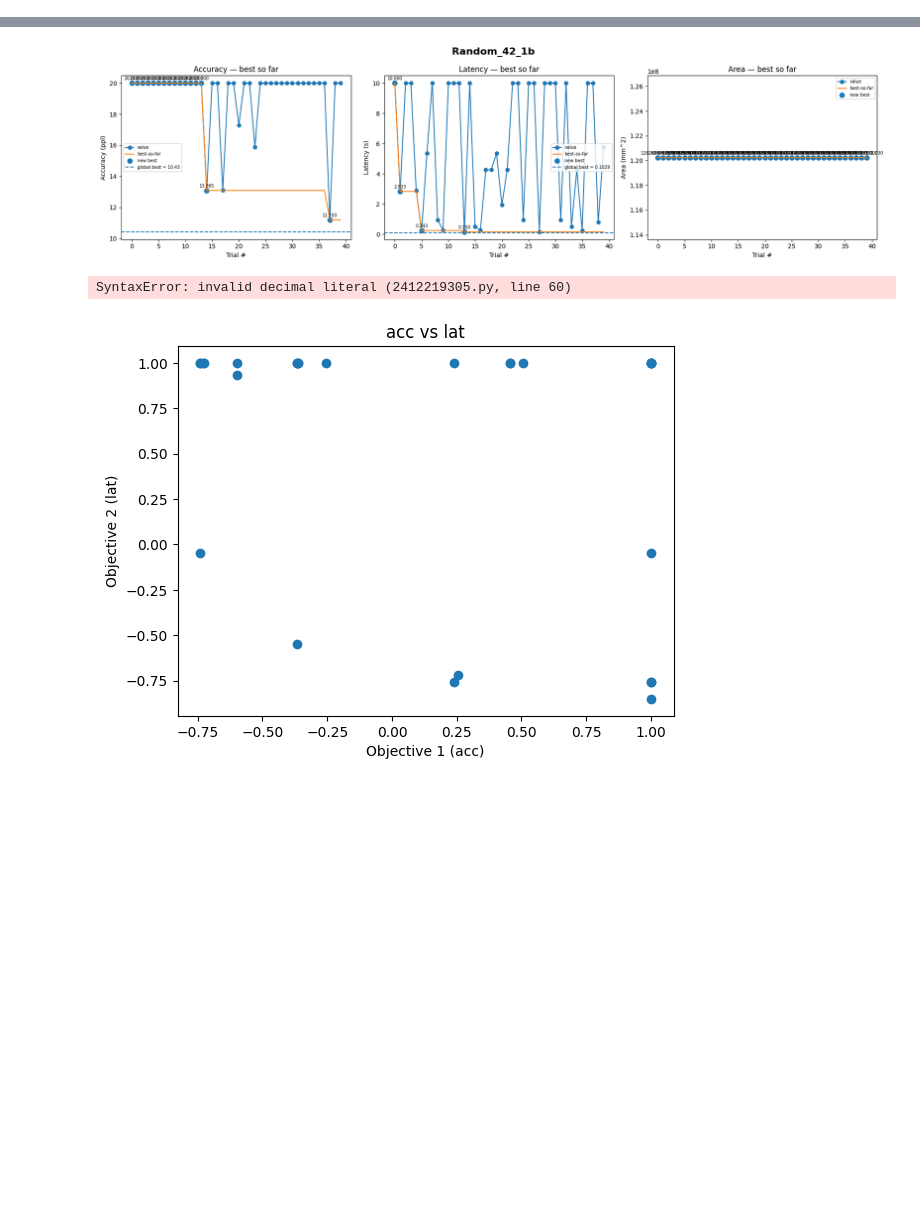
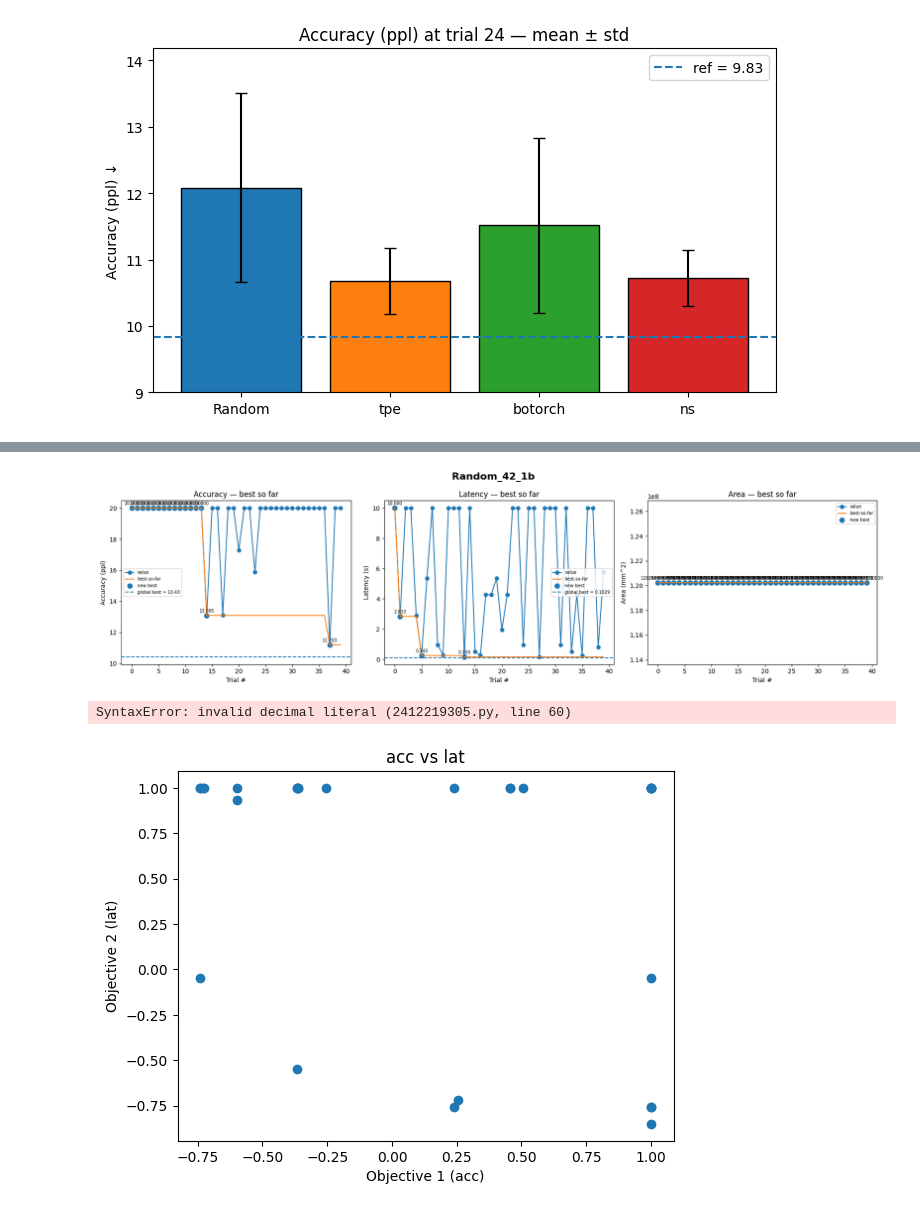
Before and after one commit to AICrossSim/PLENA, a Jupyter notebook: co_design/visual/test.ipynb, the cells around one changed output, grey strips where cells are left out. Drawn from its saved outputs; the diff is of its cells as text; code cells hidden in the pictures; blank space fills up the shorter version.

```diff
--- a/co_design/visual/test.ipynb
+++ b/co_design/visual/test.ipynb
@@ -61,0 +284,82 @@ sqlite:////workspace/Coprocessor_for_Llama/co_design/botorch_42_1b.db <class 'st
+# %%
+# === Final stats at trial N (default 24) and bar plots ===
+
+def collect_final_stats(study_types, seeds, col, mode, min_v, max_v, sym=True, N=24):
+    """
+    For each method, compute the best-so-far curve per seed (denormed),
+    take the last point (trial N), and return mean/var/std and count.
+    """
+    stats = {}
+    for method in study_types:
+        last_vals = []
+        for sd in seeds:
+            try:
+                df = load_df_for(method, sd)
+                if col not in df or len(df) == 0:
+                    continue
+                y = denorm_col(df.head(N)[col].astype(float), min_v, max_v, sym=sym)
+                bs = best_so_far(pd.Series(y), mode=mode)
+                last_vals.append(float(bs[min(N, len(bs)) - 1]))
+            except Exception as e:
+                print(f"[WARN] {method} seed={sd}: {e}")
+        if last_vals:
+            arr = np.array(last_vals, dtype=float)
+            mean = np.nanmean(arr)
+            var  = np.nanvar(arr, ddof=0)   # population variance
+            std  = np.sqrt(var)
+            n    = np.sum(~np.isnan(arr))
+            stats[method] = dict(mean=mean, var=var, std=std, n=int(n), samples=arr)
+    return stats
+
+def plot_bar_final(stats, title, ylabel, ref=None, colors=None, ylim=None):
+    """
+    Bar plot of per-method means with std error bars.
+    """
+    methods = [m for m in study_types if m in stats]  # keep requested order
+    means   = [stats[m]["mean"] for m in methods]
+    yerr    = [stats[m]["std"]  for m in methods]
+
+    plt.figure(figsize=(7,4.2))
+    x = np.arange(len(methods))
+
+    if colors is None:
+        colors = {m: None for m in methods}  # let matplotlib choose defaults
+
+    bars = plt.bar(x, means,
+                   yerr=yerr, capsize=4, linewidth=1,
+                   edgecolor="black",
+                   color=[colors.get(m, None) for m in methods])
+
+    plt.xticks(x, methods)
+    plt.ylabel(ylabel)
+    plt.title(title)
+    if ref is not None and not np.isnan(ref):
+        plt.axhline(ref, linestyle="--", label=f"ref = {ref:.4g}")
+        plt.legend()
+    if ylim is not None:
+        plt.ylim(*ylim)  # enforce custom y-axis range
+    plt.tight_layout()
+    plt.show()
+
+    print("\nSummary (final trial):")
+    for m in methods:
+        s = stats[m]
+        print(f"{m:8s}  mean={s['mean']:.6g}  var={s['var']:.6g}  std={s['std']:.6g}  n={s['n']}")
+
+# You can keep your method colors consistent if you like:
+method_colors = {"Random":"tab:blue", "tpe":"tab:orange", "botorch":"tab:green", "ns":"tab:red"}
+
+# Accuracy (ppl) bar plot at trial 24 — start y-axis at 8
+acc_stats = collect_final_stats(study_types, seeds, col="acc", mode="min",
+                                min_v=ACC_MIN, max_v=ACC_MAX, sym=True, N=N)
+plot_bar_final(acc_stats, title="Accuracy (ppl) at trial 24 — mean ± std",
+               ylabel="Accuracy (ppl) ↓", ref=ACC_BEST, colors=method_colors,
+               ylim=(9, None))
+
+# ---- Latency (s) bar plot at trial 24 ----
+lat_stats = collect_final_stats(study_types, seeds, col="lat", mode="min",
+                                min_v=LAT_MIN, max_v=LAT_MAX, sym=True, N=N)
+plot_bar_final(lat_stats, title="Latency (s) at trial 24 — mean ± std",
+               ylabel="Latency (s) ↓", ref=LAT_BEST, colors=method_colors)
+# %% [output]
+[figure, added]
```
Also changed, not shown: parts of 12 cells of this notebook, 1 other file.
